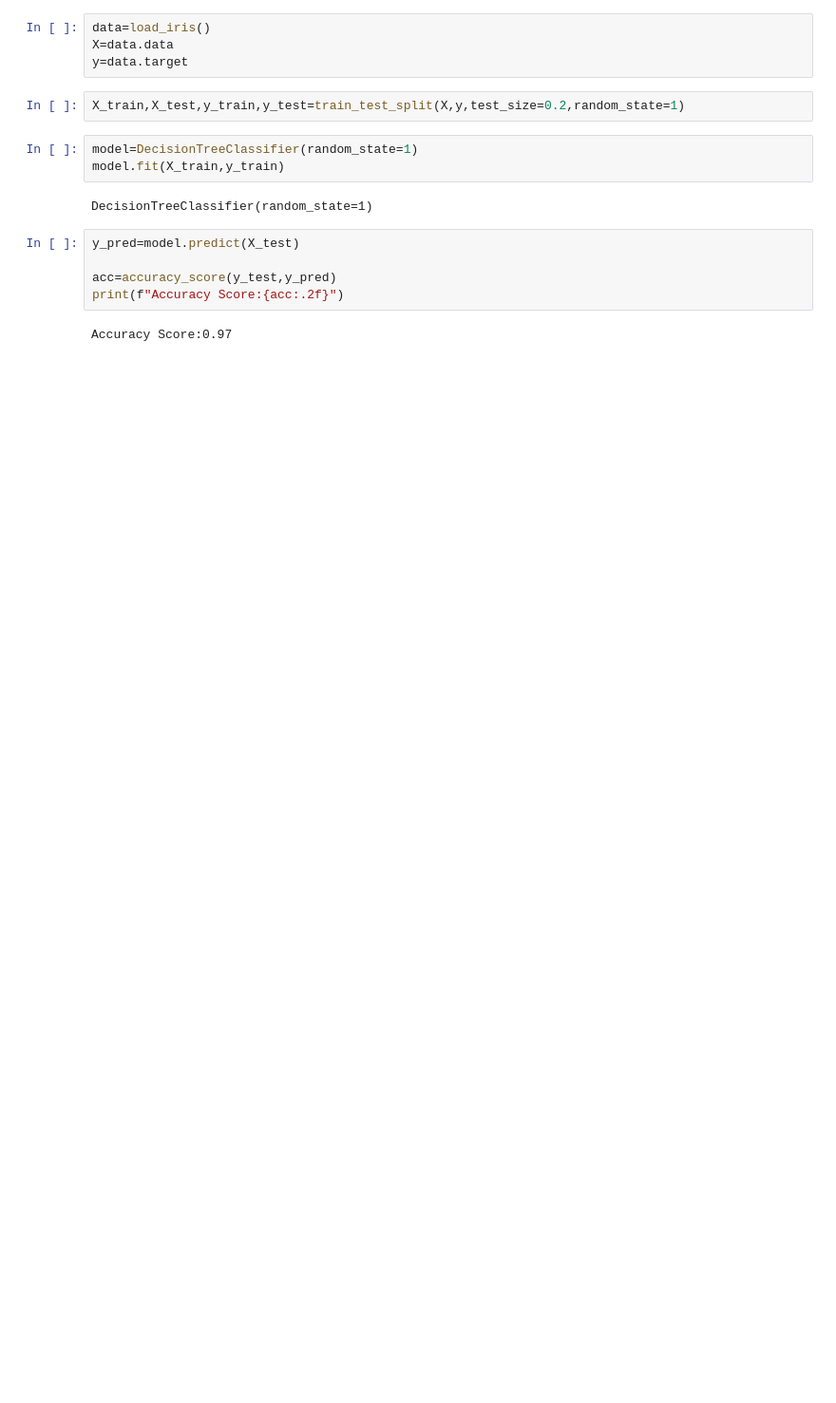
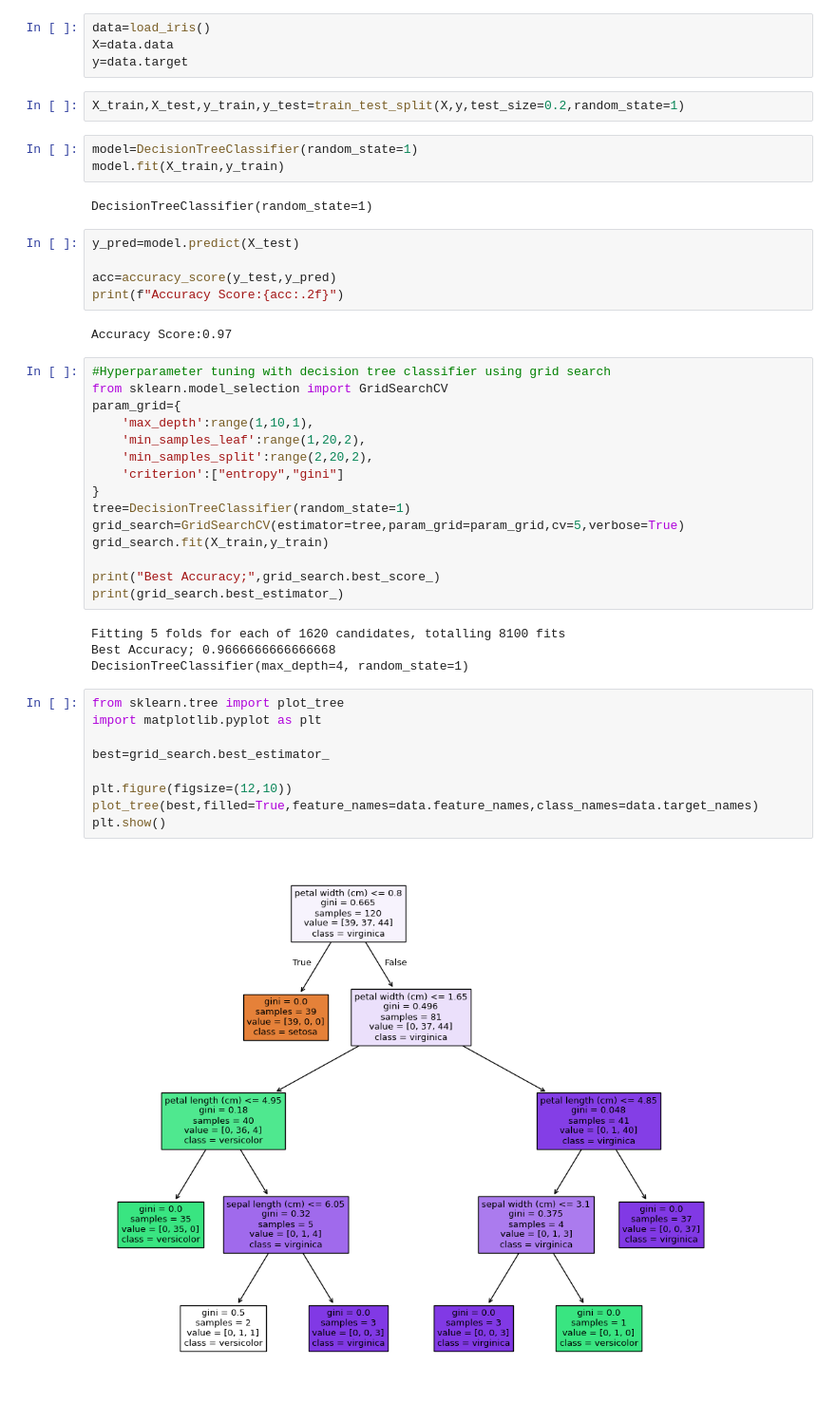
Before and after one commit to Shiva-Kumar-S-M/Projects, a Jupyter notebook: DecisionTree(Classifications).ipynb, the cells around one changed output. Shown at 95% size. Drawn from its saved outputs; the diff is of its cells as text; blank space fills up the shorter version.

Commit message:
Grid Search and plotting

```diff
--- a/DecisionTree(Classifications).ipynb
+++ b/DecisionTree(Classifications).ipynb
@@ -22,3 +22,33 @@ acc=accuracy_score(y_test,y_pred)
 print(f"Accuracy Score:{acc:.2f}")
 # %% [output]
 Accuracy Score:0.97
+# %%
+#Hyperparameter tuning with decision tree classifier using grid search
+from sklearn.model_selection import GridSearchCV
+param_grid={
+    'max_depth':range(1,10,1),
+    'min_samples_leaf':range(1,20,2),
+    'min_samples_split':range(2,20,2),
+    'criterion':["entropy","gini"]
+}
+tree=DecisionTreeClassifier(random_state=1)
+grid_search=GridSearchCV(estimator=tree,param_grid=param_grid,cv=5,verbose=True)
+grid_search.fit(X_train,y_train)
+
+print("Best Accuracy;",grid_search.best_score_)
+print(grid_search.best_estimator_)
+# %% [output]
+Fitting 5 folds for each of 1620 candidates, totalling 8100 fits
+Best Accuracy; 0.9666666666666668
+DecisionTreeClassifier(max_depth=4, random_state=1)
+# %%
+from sklearn.tree import plot_tree
+import matplotlib.pyplot as plt
+
+best=grid_search.best_estimator_
+
+plt.figure(figsize=(12,10))
+plot_tree(best,filled=True,feature_names=data.feature_names,class_names=data.target_names)
+plt.show()
+# %% [output]
+[figure, added]
```
